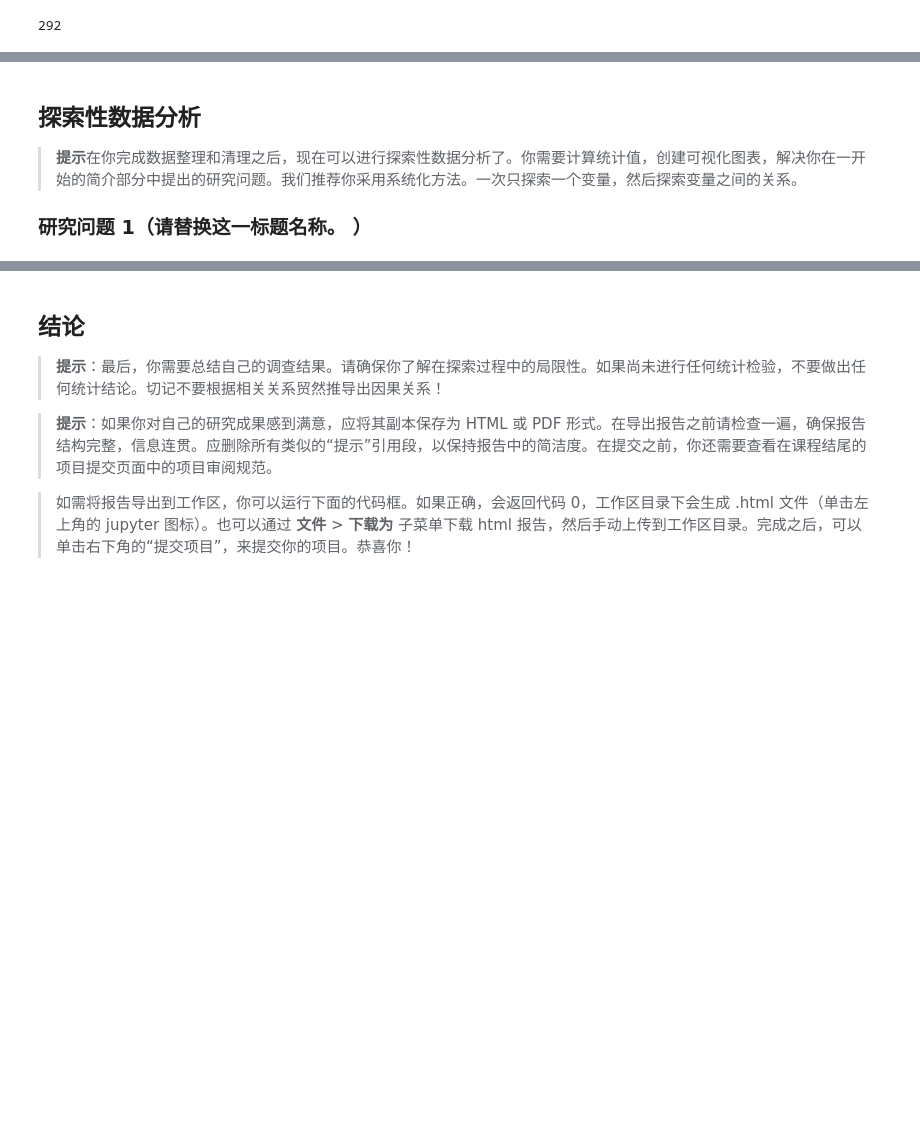
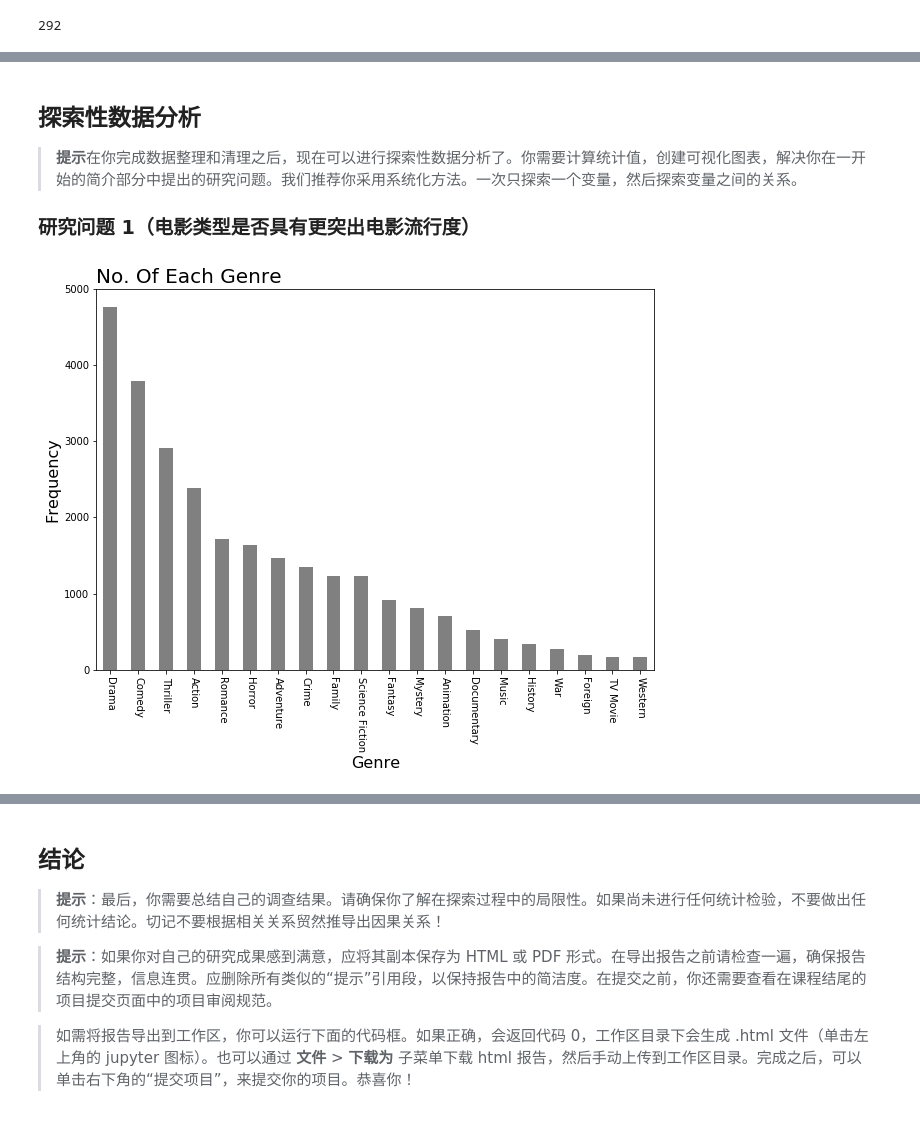
Before and after one commit to ZenRay/DAND_NewProject, a Jupyter notebook: BasicP2DataProcess/investigate-a-dataset-TMDB_Movie.ipynb, the cells around one changed output, grey strips where cells are left out. Saved outputs shown, nothing was run; the diff lists cells and outputs as text; code cells hidden in the pictures; blank space fills up the shorter version.

```diff
--- a/BasicP2DataProcess/investigate-a-dataset-TMDB_Movie.ipynb
+++ b/BasicP2DataProcess/investigate-a-dataset-TMDB_Movie.ipynb
@@ -150,12 +185,6 @@ df[["id", "release_year"]] = df[["id", "release_year"]].astype("category")
 
 # change the release_date datatype
 df["release_date"] = pd.to_datetime(df.release_date)
-
-# drop the homepage
-df.drop("homepage", inplace=True, axis=1)
-
-# drop the duplicated data
-df.drop_duplicates(inplace=True)
 # %%
 # check the year
 (df.release_date.dt.year != df.release_year).sum()
@@ -175,0 +209,9 @@ df["release_date"] = pd.to_datetime(change_date)
+# %%
+genres_type = set()
+for i in df.genres:
+    if pd.notnull(i):
+        genres_type.update(set(i.split("|")))
+
+
+for genre in genres_type:
+    df[genre] = df.genres.apply(lambda x: x if pd.isnull(x) else (1 if genre in x else 0))
@@ -175,0 +227,2 @@ df["release_date"] = pd.to_datetime(change_date)
+# %%
+df.drop(["homepage", "tagline", "keywords", "production_companies"], inplace=True, axis=1)
@@ -179,4 +235,4 @@ df["release_date"] = pd.to_datetime(change_date)
 
 > **提示**在你完成数据整理和清理之后，现在可以进行探索性数据分析了。你需要计算统计值，创建可视化图表，解决你在一开始的简介部分中提出的研究问题。我们推荐你采用系统化方法。一次只探索一个变量，然后探索变量之间的关系。
 
-### 研究问题 1（请替换这一标题名称。 ）
+### 研究问题 1（电影类型是否具有更突出电影流行度）
@@ -185,0 +239,9 @@ df["release_date"] = pd.to_datetime(change_date)
+# %%
+plt.figure(figsize=(10, 7))
+df.loc[:, genres_type].sum().sort_values(ascending=False).plot(kind="bar", rot=270, color="grey")
+plt.title("No. Of Each Genre", fontsize=20, loc="left")
+plt.xlabel("Genre", fontsize=16)
+plt.ylabel("Frequency", fontsize=16)
+plt.show()
+# %% [output]
+[figure, added]
```
Also changed, not shown: parts of 55 cells of this notebook.
